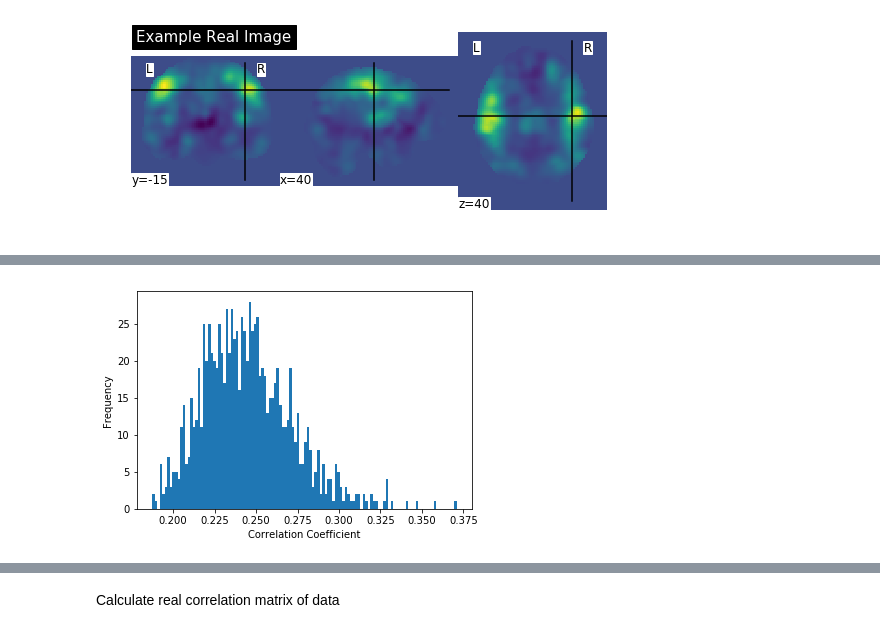
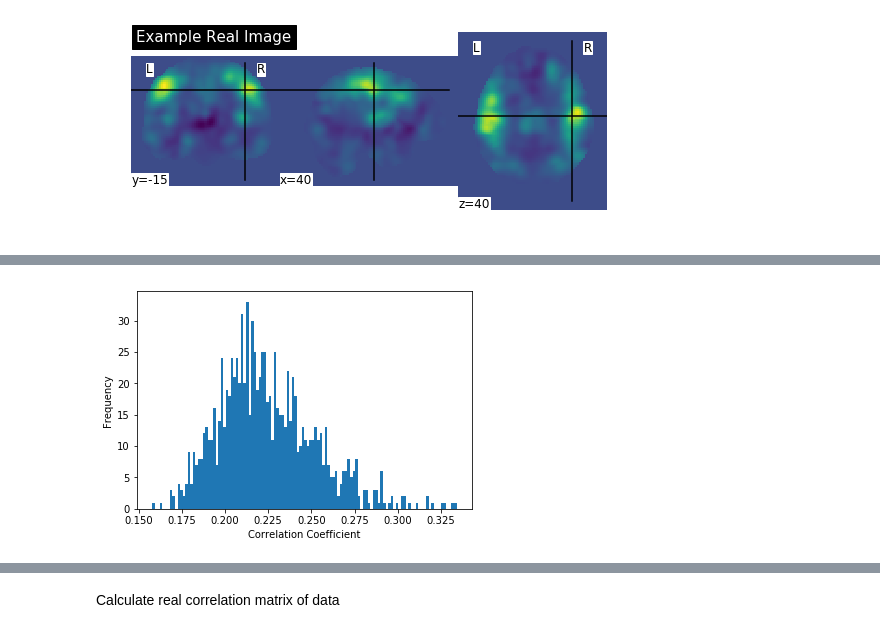
Before and after one commit to tvanasse/brainmap_structure_function_2020, a Jupyter notebook: img_correlation_testing.ipynb, the cells around one changed output, grey strips where cells are left out. Saved outputs shown, nothing was run; the diff lists cells and outputs as text; code cells hidden in the pictures.

Commit message:
updated null

```diff
--- a/img_correlation_testing.ipynb
+++ b/img_correlation_testing.ipynb
@@ -117,6 +144,6 @@ Save output
 # %%
 #load output
-null_cors = np.load("data/1000_iter_11-18-2019.npy")
+null_cors = np.load("data/1000_iter_10-9-2019_os.npy")
 
 real_im_ex = masker_no_smooth.inverse_transform(real_vbm_data)
 x = index_img(real_im_ex,9)
@@ -134,13 +161,9 @@ plotting.plot_img(x,title="Example Simulation Image")
 # %%
 hist,bins = np.histogram(null_cors,bins=120)
 plt.hist(null_cors,bins)
 plt.xlabel('Correlation Coefficient')
 plt.ylabel('Frequency')
 
-null_cors_ar = np.array(null_cors)
-null_cors_ar[null_cors_ar>0.10]
-xmin, xmax = min(null_cors_ar), max(null_cors_ar)
-lnspc = np.linspace(xmin,xmax, len(null_cors_ar))
 plt.savefig('figures/sup_figure_1.png')
 # %% [output]
-[figure, old version]
+[figure, new version]
```
Also changed, not shown: parts of 12 cells of this notebook.
